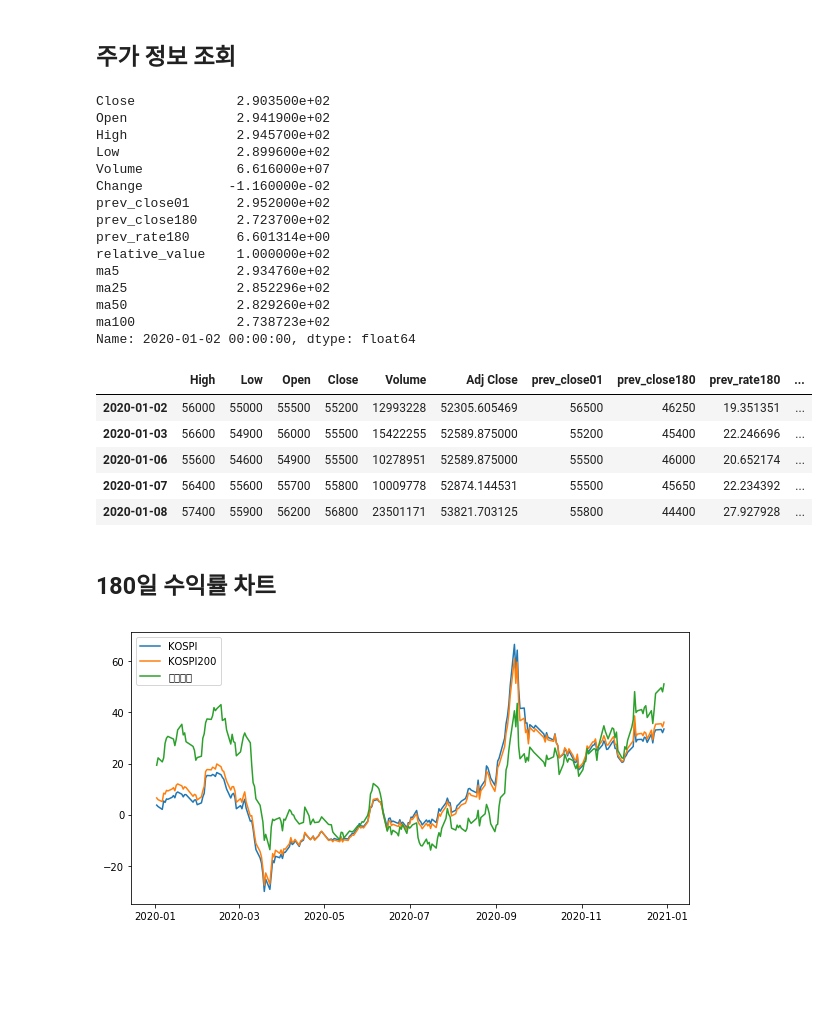
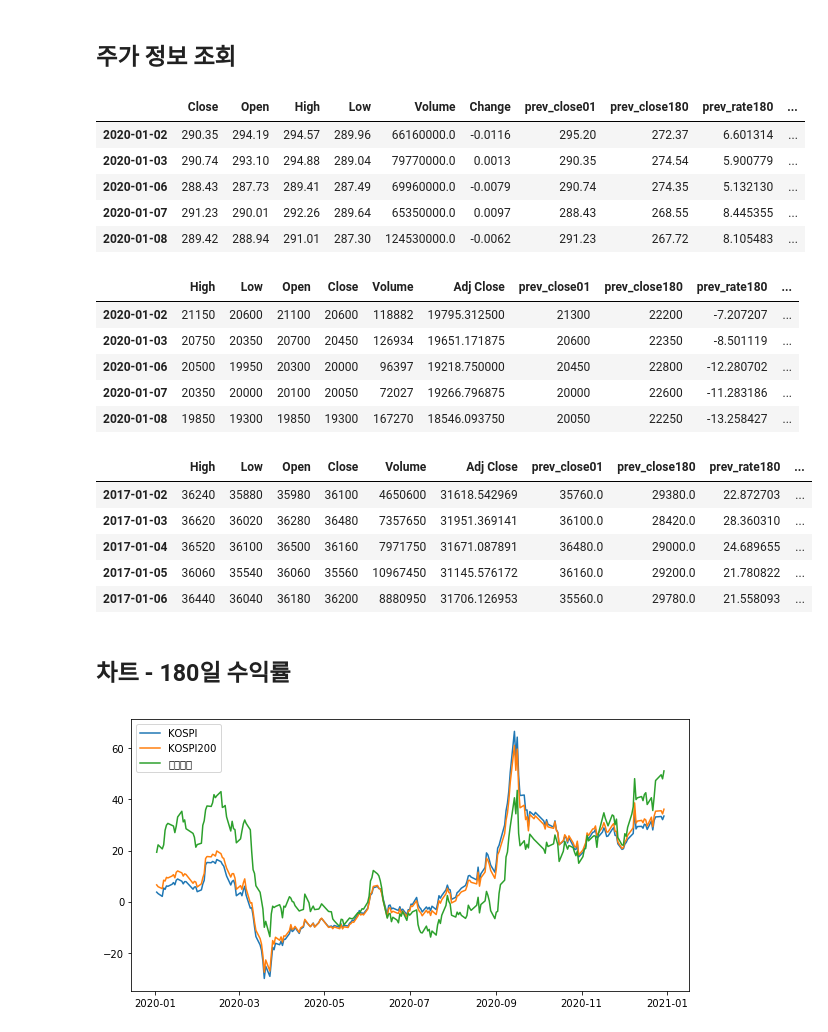
Before and after one commit to thyun/test-quant, a Jupyter notebook: backtest.ipynb, the cells around one changed output. Saved outputs shown, nothing was run; the diff lists cells and outputs as text; code cells hidden in the pictures; blank space fills up the shorter version.

```diff
--- a/backtest.ipynb
+++ b/backtest.ipynb
@@ -21,5 +21,3 @@ end_time = datetime.datetime(2021, 9, 5, 9, 0, 0)
 #end_time = datetime.datetime.strptime("20210101", "%Y%m%d")
 #start_time = now - datetime.timedelta(weeks=52) # 1년 전으로 start 설정
 #end_time = now - datetime.timedelta(weeks=4) # 1달 전으로 end 설정
-prev_start_time = start_time - datetime.timedelta(days=MOMENTUM_DAYS)
-prev_end_time = start_time - datetime.timedelta(days=1)
@@ -97,7 +92,7 @@ def add_relative_value(ticker_data, src_name):
     ticker_data['relative_value'] = ticker_data[src_name] / ticker_data[src_name].iloc[0]*100
 
 def verify_ticker_data(ticker_data):
-    # 전일 대시 30% 이상 상승/하락시 에러
+    # 전일 대비 30% 이상 상승/하락시 에러
     result_filter = abs((ticker_data['Close'] - ticker_data['prev_close01']) / ticker_data['prev_close01'] * 100) > 30
     result_data = ticker_data[result_filter]
     #result_data = ticker_data[abs((ticker_data['Close'] - ticker_data['prev_close01']) / ticker_data['prev_close01'] * 100) > 30]
@@ -153,11 +148,18 @@ def get_ticker_data(code, start_time, end_time, use_fdr=False):
     atr20 = tr.rolling(window=20).mean()
     ticker_data['atr20'] = atr20[prev_len:]
 
+    # ATA(Average Trading Amount-총거래액) 추가
+    ta = total_data['Close'] * total_data['Volume']
+    ticker_data['ta'] = ta[prev_len:]
+    ata20 = ta.rolling(window=20).mean()
+    ticker_data['ata20'] = ata20[prev_len:]
+
     if (not verify_ticker_data(ticker_data)):
         print("get_ticker_data(): verify failed", "code=", code)
         return pd.DataFrame()
     return ticker_data
 
+# cache 이용하지 않고 직접 호출(미사용이며 참고용)
 def get_ticker_data_direct(code, start_time, end_time, use_fdr=False):
     global MOMENTUM_DAYS
     prev_start_time = start_time - datetime.timedelta(days=MOMENTUM_DAYS)
@@ -193,19 +195,38 @@ def get_ticker_data_direct(code, start_time, end_time, use_fdr=False):
     ticker_data['ma100'] = ma100[len(prev_data):]
     return ticker_data
 
+def load_std_dict(std_dict, year):
+    start_time = datetime.datetime(year, 1, 1, 9, 0, 0)
+    end_time = datetime.datetime(year, 12, 31, 9, 0, 0)
+    for k, v in std_dict.items():
+        code = k
+        std_dict[code]['data'] = get_ticker_data(code, start_time, end_time, use_fdr=True)
+
+def load_ticker_dict(ticker_dict, year):
+    start_time = datetime.datetime(year, 1, 1, 9, 0, 0)
+    end_time = datetime.datetime(year, 12, 31, 9, 0, 0)
+    for k in list(ticker_dict.keys()): # list 없으면 에러 발생 - dictionary changed size during iteration
+        code = k
+        stock_name = ticker_dict[code]['stock_name']
+        ticker_data = get_ticker_data(code, start_time, end_time)
+        ticker_dict[code]['data'] = ticker_data
+        if (len(ticker_data) <= 0):
+            print("ticker_data not enough, remove:", "code=", code, "stock_name=", stock_name)
+            del ticker_dict[code]
+
 # 차트
 def show_chart():
     fig = plt.figure(figsize=(10,5))
     fig.tight_layout()
     subplot = fig.add_subplot(1,1,1)
 
-    for k, v in std_list.items():
+    for k, v in std_dict.items():
         name = v['stock_name']
         ticker_data = v['data']
         subplot.plot(ticker_data['relative_value'], label=name)
         subplot.legend()
 
-    for k, v in ticker_list.items():
+    for k, v in ticker_dict.items():
         if (k in ["005930.KS"]):
             name = v['stock_name']
             ticker_data = v['data']
@@ -256,38 +268,39 @@ code = 'KS200'
 ticker_data = get_ticker_data(code, start_time, end_time, use_fdr=True)
 ticker_data.head()
 # %% [output]
-Close             2.903500e+02
-Open              2.941900e+02
-High              2.945700e+02
-Low               2.899600e+02
-Volume            6.616000e+07
-Change           -1.160000e-02
-prev_close01      2.952000e+02
-prev_close180     2.723700e+02
-prev_rate180      6.601314e+00
-relative_value    1.000000e+02
-ma5               2.934760e+02
-ma25              2.852296e+02
-ma50              2.829260e+02
-ma100             2.738723e+02
-Name: 2020-01-02 00:00:00, dtype: float64
+|  | Close | Open | High | Low | Volume | Change | prev_close01 | prev_close180 | prev_rate180 | ... |
+| 2020-01-02 | 290.35 | 294.19 | 294.57 | 289.96 | 66160000.0 | -0.0116 | 295.20 | 272.37 | 6.601314 | ... |
+| 2020-01-03 | 290.74 | 293.10 | 294.88 | 289.04 | 79770000.0 | 0.0013 | 290.35 | 274.54 | 5.900779 | ... |
+| 2020-01-06 | 288.43 | 287.73 | 289.41 | 287.49 | 69960000.0 | -0.0079 | 290.74 | 274.35 | 5.132130 | ... |
+| 2020-01-07 | 291.23 | 290.01 | 292.26 | 289.64 | 65350000.0 | 0.0097 | 288.43 | 268.55 | 8.445355 | ... |
+| 2020-01-08 | 289.42 | 288.94 | 291.01 | 287.30 | 124530000.0 | -0.0062 | 291.23 | 267.72 | 8.105483 | ... |
 # %%
 code = '005930.KS'
-#code = '051910.KS'
+code = '069260.KS'
 ticker_data = get_ticker_data(code, start_time, end_time)
 ticker_data.head()
 # %% [output]
 |  | High | Low | Open | Close | Volume | Adj Close | prev_close01 | prev_close180 | prev_rate180 | ... |
-| 2020-01-02 | 56000 | 55000 | 55500 | 55200 | 12993228 | 52305.605469 | 56500 | 46250 | 19.351351 | ... |
-| 2020-01-03 | 56600 | 54900 | 56000 | 55500 | 15422255 | 52589.875000 | 55200 | 45400 | 22.246696 | ... |
-| 2020-01-06 | 55600 | 54600 | 54900 | 55500 | 10278951 | 52589.875000 | 55500 | 46000 | 20.652174 | ... |
-| 2020-01-07 | 56400 | 55600 | 55700 | 55800 | 10009778 | 52874.144531 | 55500 | 45650 | 22.234392 | ... |
-| 2020-01-08 | 57400 | 55900 | 56200 | 56800 | 23501171 | 53821.703125 | 55800 | 44400 | 27.927928 | ... |
+| 2020-01-02 | 21150 | 20600 | 21100 | 20600 | 118882 | 19795.312500 | 21300 | 22200 | -7.207207 | ... |
+| 2020-01-03 | 20750 | 20350 | 20700 | 20450 | 126934 | 19651.171875 | 20600 | 22350 | -8.501119 | ... |
+| 2020-01-06 | 20500 | 19950 | 20300 | 20000 | 96397 | 19218.750000 | 20450 | 22800 | -12.280702 | ... |
+| 2020-01-07 | 20350 | 20000 | 20100 | 20050 | 72027 | 19266.796875 | 20000 | 22600 | -11.283186 | ... |
+| 2020-01-08 | 19850 | 19300 | 19850 | 19300 | 167270 | 18546.093750 | 20050 | 22250 | -13.258427 | ... |
 # %%
 ticker_data.loc['2020-01-02']
 ticker_data["2020-01-02":"2020-01-05"]
+# %%
+ticker_data = get_ticker_data(code, datetime.datetime(2017, 1, 1, 9, 0, 0), datetime.datetime(2017, 12, 31, 9, 0, 0))
+ticker_data.head()
+# %% [output]
+|  | High | Low | Open | Close | Volume | Adj Close | prev_close01 | prev_close180 | prev_rate180 | ... |
+| 2017-01-02 | 36240 | 35880 | 35980 | 36100 | 4650600 | 31618.542969 | 35760.0 | 29380.0 | 22.872703 | ... |
+| 2017-01-03 | 36620 | 36020 | 36280 | 36480 | 7357650 | 31951.369141 | 36100.0 | 28420.0 | 28.360310 | ... |
+| 2017-01-04 | 36520 | 36100 | 36500 | 36160 | 7971750 | 31671.087891 | 36480.0 | 29000.0 | 24.689655 | ... |
+| 2017-01-05 | 36060 | 35540 | 36060 | 35560 | 10967450 | 31145.576172 | 36160.0 | 29200.0 | 21.780822 | ... |
+| 2017-01-06 | 36440 | 36040 | 36180 | 36200 | 8880950 | 31706.126953 | 35560.0 | 29780.0 | 21.558093 | ... |
 # %% [markdown]
-## 180일 수익률 차트
+## 차트 - 180일 수익률
 # %%
 fig = plt.figure(figsize=(10,5))
 fig.tight_layout()
```
Also changed, not shown: parts of 25 cells of this notebook.
